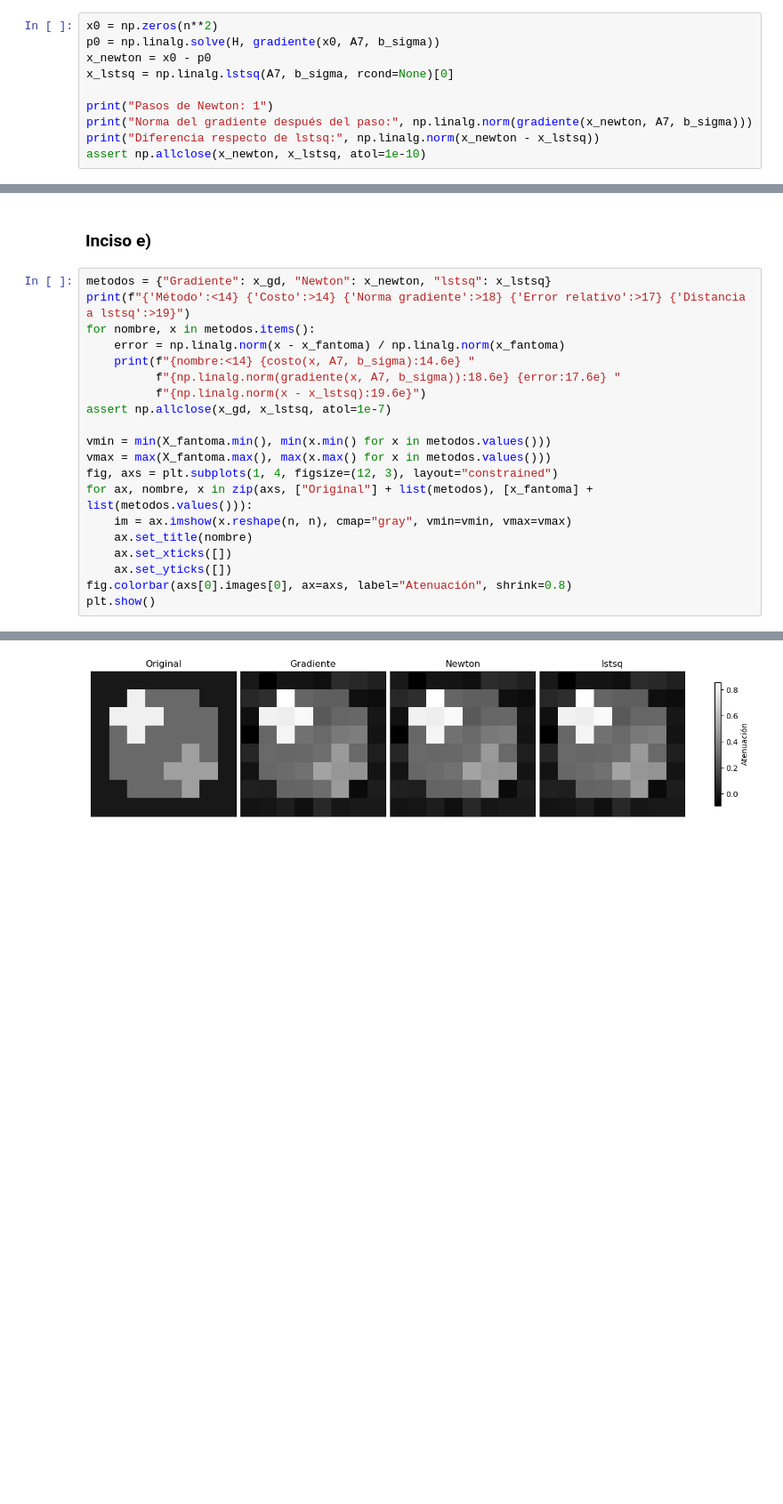
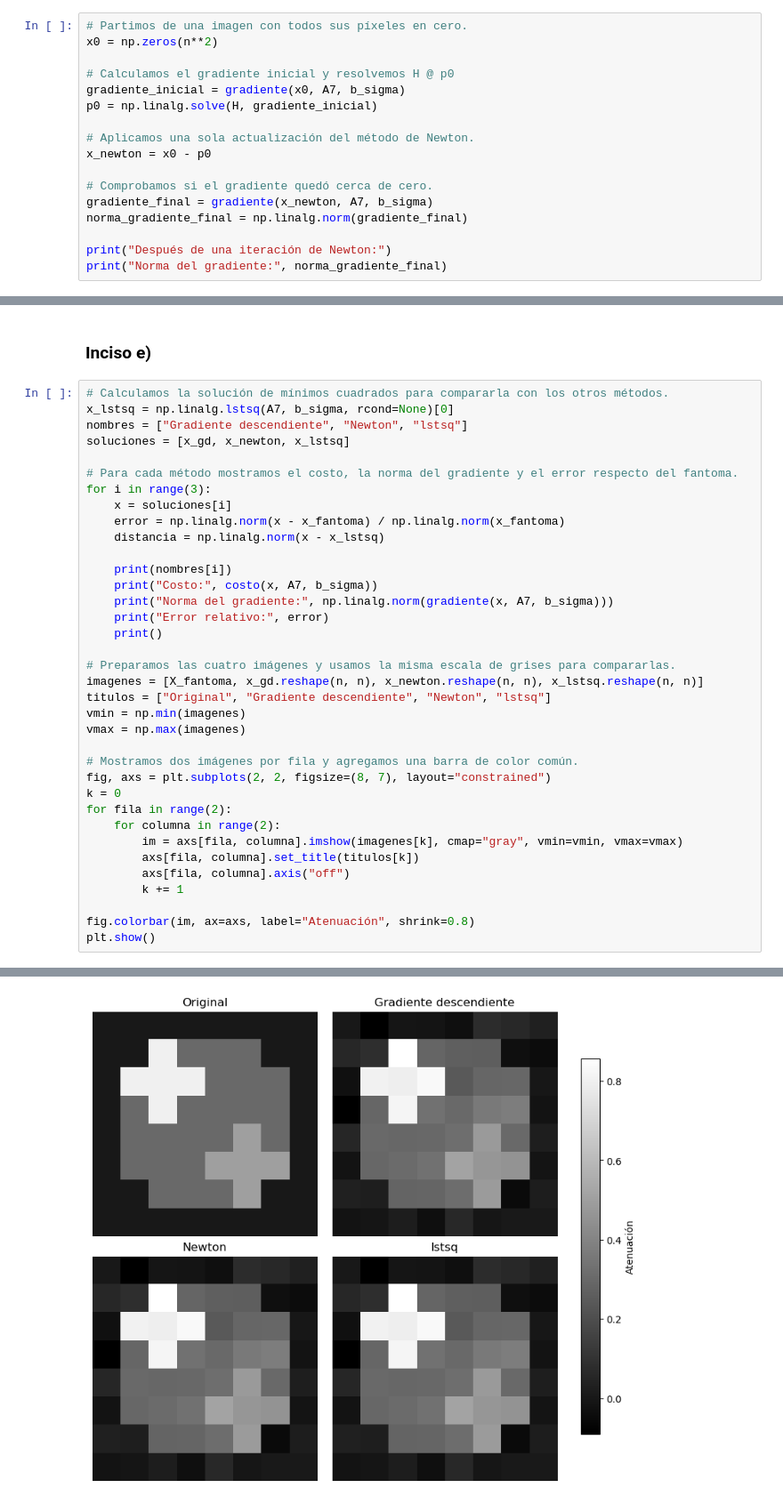
Before and after one commit to fededelcuadro/proyecto-tomografia-metodos, a Jupyter notebook: ejercicio_8.ipynb, the cells around one changed output, grey strips where cells are left out. Shown at 89% size. Saved outputs shown, nothing was run; the diff lists cells and outputs as text; blank space fills up the shorter version.

```diff
--- a/ejercicio_8.ipynb
+++ b/ejercicio_8.ipynb
@@ -215,13 +239,20 @@ componente del error puede oscilar sin disminuir.
 # %% [markdown]
 ### Inciso d)
 # %%
+# Partimos de una imagen con todos sus píxeles en cero.
 x0 = np.zeros(n**2)
-p0 = np.linalg.solve(H, gradiente(x0, A7, b_sigma))
+
+# Calculamos el gradiente inicial y resolvemos H @ p0
+gradiente_inicial = gradiente(x0, A7, b_sigma)
+p0 = np.linalg.solve(H, gradiente_inicial)
+
+# Aplicamos una sola actualización del método de Newton.
 x_newton = x0 - p0
-x_lstsq = np.linalg.lstsq(A7, b_sigma, rcond=None)[0]
 
-print("Pasos de Newton: 1")
-print("Norma del gradiente después del paso:", np.linalg.norm(gradiente(x_newton, A7, b_sigma)))
-print("Diferencia respecto de lstsq:", np.linalg.norm(x_newton - x_lstsq))
-assert np.allclose(x_newton, x_lstsq, atol=1e-10)
+# Comprobamos si el gradiente quedó cerca de cero.
+gradiente_final = gradiente(x_newton, A7, b_sigma)
+norma_gradiente_final = np.linalg.norm(gradiente_final)
+
+print("Después de una iteración de Newton:")
+print("Norma del gradiente:", norma_gradiente_final)
 # %% [output]
@@ -239,23 +265,39 @@ sistema con `solve`, sin construir la inversa de $H$.
 # %% [markdown]
 ### Inciso e)
 # %%
-metodos = {"Gradiente": x_gd, "Newton": x_newton, "lstsq": x_lstsq}
-print(f"{'Método':<14} {'Costo':>14} {'Norma gradiente':>18} {'Error relativo':>17} {'Distancia a lstsq':>19}")
-for nombre, x in metodos.items():
+# Calculamos la solución de mínimos cuadrados para compararla con los otros métodos.
+x_lstsq = np.linalg.lstsq(A7, b_sigma, rcond=None)[0]
+nombres = ["Gradiente descendiente", "Newton", "lstsq"]
+soluciones = [x_gd, x_newton, x_lstsq]
+
+# Para cada método mostramos el costo, la norma del gradiente y el error respecto del fantoma.
+for i in range(3):
+    x = soluciones[i]
     error = np.linalg.norm(x - x_fantoma) / np.linalg.norm(x_fantoma)
-    print(f"{nombre:<14} {costo(x, A7, b_sigma):14.6e} "
-          f"{np.linalg.norm(gradiente(x, A7, b_sigma)):18.6e} {error:17.6e} "
-          f"{np.linalg.norm(x - x_lstsq):19.6e}")
-assert np.allclose(x_gd, x_lstsq, atol=1e-7)
+    distancia = np.linalg.norm(x - x_lstsq)
 
-vmin = min(X_fantoma.min(), min(x.min() for x in metodos.values()))
-vmax = max(X_fantoma.max(), max(x.max() for x in metodos.values()))
-fig, axs = plt.subplots(1, 4, figsize=(12, 3), layout="constrained")
-for ax, nombre, x in zip(axs, ["Original"] + list(metodos), [x_fantoma] + list(metodos.values())):
-    im = ax.imshow(x.reshape(n, n), cmap="gray", vmin=vmin, vmax=vmax)
-    ax.set_title(nombre)
-    ax.set_xticks([])
-    ax.set_yticks([])
-fig.colorbar(axs[0].images[0], ax=axs, label="Atenuación", shrink=0.8)
+    print(nombres[i])
+    print("Costo:", costo(x, A7, b_sigma))
+    print("Norma del gradiente:", np.linalg.norm(gradiente(x, A7, b_sigma)))
+    print("Error relativo:", error)
+    print()
+
+# Preparamos las cuatro imágenes y usamos la misma escala de grises para compararlas.
+imagenes = [X_fantoma, x_gd.reshape(n, n), x_newton.reshape(n, n), x_lstsq.reshape(n, n)]
+titulos = ["Original", "Gradiente descendiente", "Newton", "lstsq"]
+vmin = np.min(imagenes)
+vmax = np.max(imagenes)
+
+# Mostramos dos imágenes por fila y agregamos una barra de color común.
+fig, axs = plt.subplots(2, 2, figsize=(8, 7), layout="constrained")
+k = 0
+for fila in range(2):
+    for columna in range(2):
+        im = axs[fila, columna].imshow(imagenes[k], cmap="gray", vmin=vmin, vmax=vmax)
+        axs[fila, columna].set_title(titulos[k])
+        axs[fila, columna].axis("off")
+        k += 1
+
+fig.colorbar(im, ax=axs, label="Atenuación", shrink=0.8)
 plt.show()
 # %% [output]
@@ -266,4 +318,4 @@ lstsq            1.415322e-01       9.242411e-14      1.133349e-01        0.0000
-[figure, old version]
+[figure, new version]
 # %% [markdown]
 Los tres métodos llegan a la misma reconstrucción dentro de sus tolerancias. El error
 respecto del fantoma sigue siendo aproximadamente 0,113 porque las mediciones contienen ruido.
```
Also changed, not shown: parts of 8 cells of this notebook.
